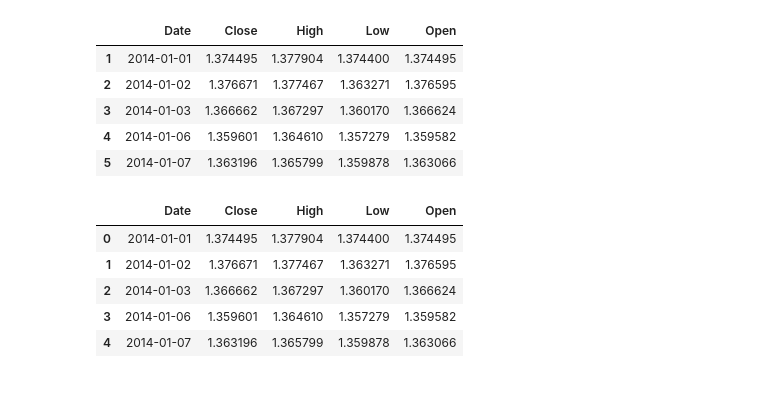
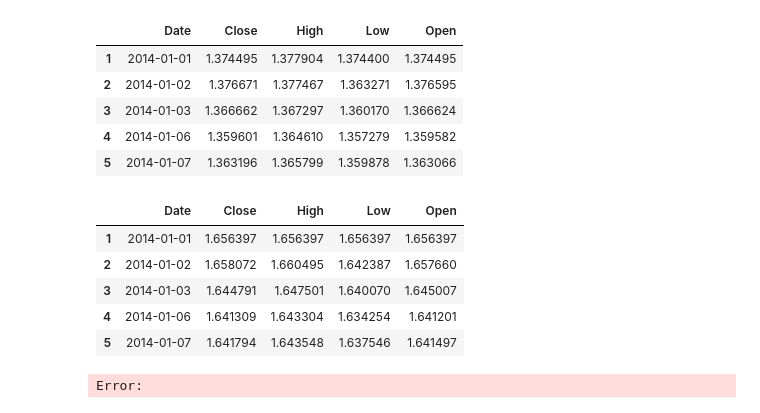
Before and after one commit to vamshisaideep9/Forex-Trading, a Jupyter notebook: config/forexrate/datacleaning/forex_data_cleaning.ipynb, the cells around one changed output. Saved outputs shown, nothing was run; the diff lists cells and outputs as text; code cells hidden in the pictures.

```diff
--- a/config/forexrate/datacleaning/forex_data_cleaning.ipynb
+++ b/config/forexrate/datacleaning/forex_data_cleaning.ipynb
@@ -5,5 +1,22 @@ data = pd.read_csv(file_path, skiprows=1)
+# %%
+import pandas as pd
+file_path = "C:/Users/vamsh/OneDrive/Desktop/Forex trading/Forex-Trading/config/forexrate/forex data/eur_usd_10_years.csv"
+filepath2 = "C:/Users/vamsh/OneDrive/Desktop/Forex trading/Forex-Trading/config/forexrate/forex data/gbp_usd_10_years.csv"
+filepath3 = "C:/Users/vamsh/OneDrive/Desktop/Forex trading/Forex-Trading/config/forexrate/forex data/usd_jpy_10_years.csv"
+filepath4 = "C:/Users/vamsh/OneDrive/Desktop/Forex trading/Forex-Trading/config/forexrate/forex data/usd_cny_10_years.csv"
+filepath5 = "C:/Users/vamsh/OneDrive/Desktop/Forex trading/Forex-Trading/config/forexrate/forex data/usd_cad_10_years.csv"
+
+data = pd.read_csv(file_path, skiprows=1)
+data2 = pd.read_csv(filepath2, skiprows=1)
+data3 = pd.read_csv(filepath3, skiprows=1)
+data4 = pd.read_csv(filepath4, skiprows=1)
+data5 = pd.read_csv(filepath5, skiprows=1)
 # %%
 data.columns = ['Date', 'Close', 'High', 'Low', 'Open', 'Volume']
+data2.columns = ['Date', 'Close', 'High', 'Low', 'Open', 'Volume']
+data3.columns = ['Date', 'Close', 'High', 'Low', 'Open', 'Volume']
+data4.columns = ['Date', 'Close', 'High', 'Low', 'Open', 'Volume']
+data5.columns = ['Date', 'Close', 'High', 'Low', 'Open', 'Volume']
 
 print(data.head())
 print(data.columns)
@@ -30,3 +31,15 @@ data = data.drop(columns=['Volume'])
+# %%
+data = data[data['Date'] != 'Date']
+data2 = data2[data2['Date'] != 'Date']
+data3 = data3[data3['Date'] != 'Date']
+data4 = data4[data4['Date'] != 'Date']
+data5 = data5[data5['Date'] != 'Date']
+# %%
+data = data.drop(columns=['Volume'])
+data2 = data2.drop(columns=['Volume'])
+data3 = data3.drop(columns=['Volume'])
+data4 = data4.drop(columns=['Volume'])
+data5 = data5.drop(columns=['Volume'])
 # %%
 data.head()
 # %% [output]
@@ -36,13 +49,3 @@ data.head()
 | 3 | 2014-01-03 | 1.366662 | 1.367297 | 1.360170 | 1.366624 |
 | 4 | 2014-01-06 | 1.359601 | 1.364610 | 1.357279 | 1.359582 |
 | 5 | 2014-01-07 | 1.363196 | 1.365799 | 1.359878 | 1.363066 |
-# %%
-data = data.reset_index(drop=True)
-data.head()
-# %% [output]
-|  | Date | Close | High | Low | Open |
-| 0 | 2014-01-01 | 1.374495 | 1.377904 | 1.374400 | 1.374495 |
-| 1 | 2014-01-02 | 1.376671 | 1.377467 | 1.363271 | 1.376595 |
-| 2 | 2014-01-03 | 1.366662 | 1.367297 | 1.360170 | 1.366624 |
-| 3 | 2014-01-06 | 1.359601 | 1.364610 | 1.357279 | 1.359582 |
-| 4 | 2014-01-07 | 1.363196 | 1.365799 | 1.359878 | 1.363066 |
@@ -51,0 +52,22 @@ data.to_csv(cleaned_file_path, index=False)
+# %%
+data2.head()
+# %% [output]
+|  | Date | Close | High | Low | Open |
+| 1 | 2014-01-01 | 1.656397 | 1.656397 | 1.656397 | 1.656397 |
+| 2 | 2014-01-02 | 1.658072 | 1.660495 | 1.642387 | 1.657660 |
+| 3 | 2014-01-03 | 1.644791 | 1.647501 | 1.640070 | 1.645007 |
+| 4 | 2014-01-06 | 1.641309 | 1.643304 | 1.634254 | 1.641201 |
+| 5 | 2014-01-07 | 1.641794 | 1.643548 | 1.637546 | 1.641497 |
+# %%
+cleaned_file_path = "C:/Users/vamsh/OneDrive/Desktop/Forex trading/Forex-Trading/config/forexrate/forex data/cleaned_eur_usd_10_years.csv"
+cleaned_file_path_2 = "C:/Users/vamsh/OneDrive/Desktop/Forex trading/Forex-Trading/config/forexrate/forex data/cleaned_gbp_usd_10_years.csv"
+cleaned_file_path_3 = "C:/Users/vamsh/OneDrive/Desktop/Forex trading/Forex-Trading/config/forexrate/forex data/cleaned_usd_jpy_10_years.csv"
+cleaned_file_path_4 = "C:/Users/vamsh/OneDrive/Desktop/Forex trading/Forex-Trading/config/forexrate/forex data/cleaned_usd_cny_10_years.csv"
+cleaned_file_path_5 = "C:/Users/vamsh/OneDrive/Desktop/Forex trading/Forex-Trading/config/forexrate/forex data/cleaned_usd_cad_10_years.csv"
+data.to_csv(cleaned_file_path, index=False)
+data2.to_csv(cleaned_file_path_2, index=False)
+data3.to_csv(cleaned_file_path_3, index=False)
+data4.to_csv(cleaned_file_path_4, index=False)
+data5.to_csv(cleaned_file_path_5, index=False)
+# %% [output]
+Error:
```
Also changed, not shown: parts of 4 cells of this notebook, 25 other files.
